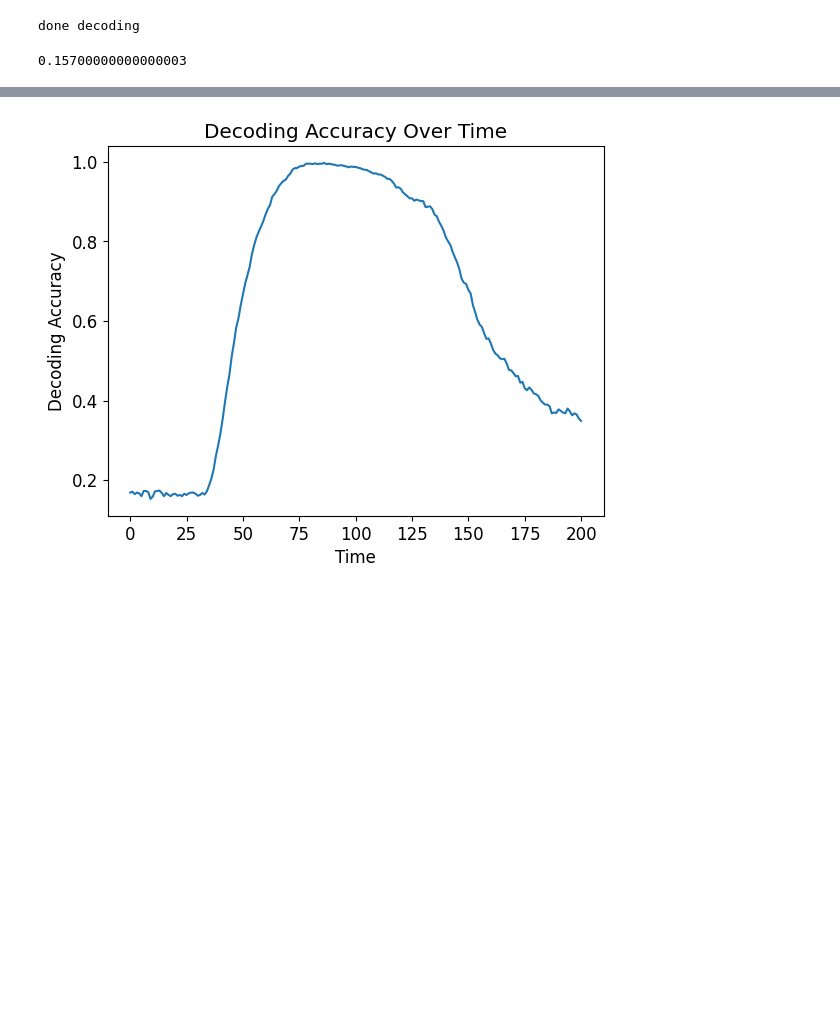
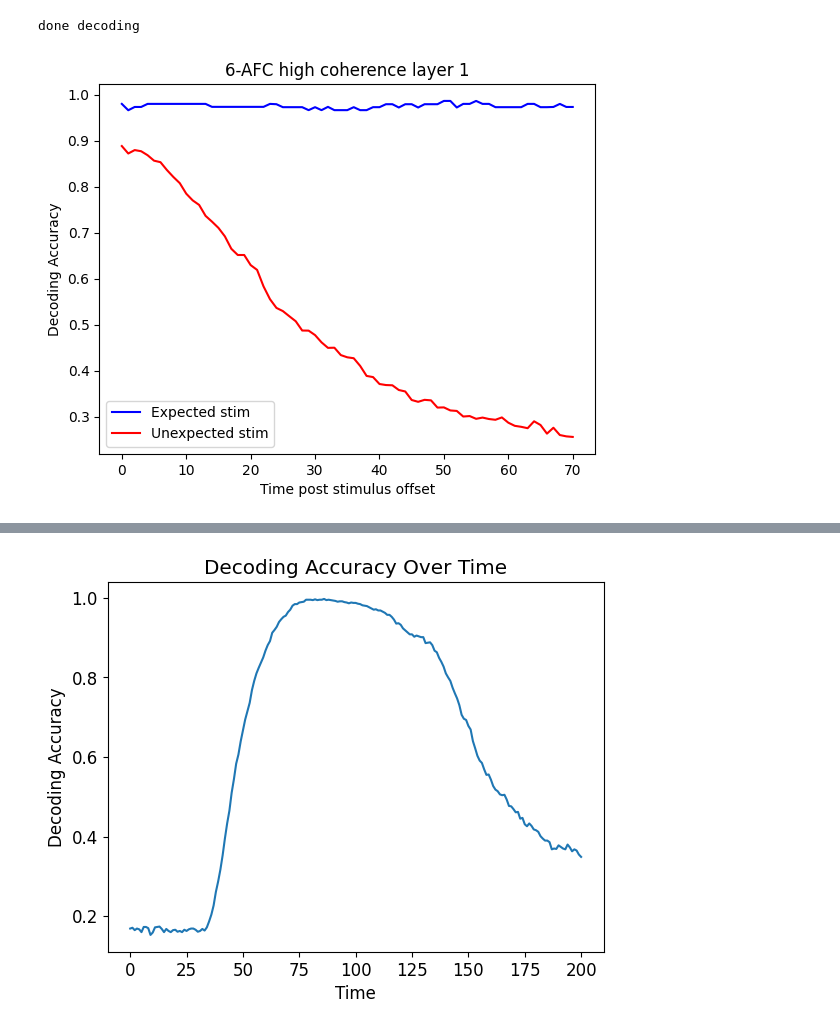
Before and after one commit to hkular/RNN_Geo, a Jupyter notebook: decode_slidingwin.ipynb, the cells around one changed output, grey strips where cells are left out. Drawn from its saved outputs; the diff is of its cells as text; code cells hidden in the pictures; blank space fills up the shorter version.

```diff
--- a/decode_slidingwin.ipynb
+++ b/decode_slidingwin.ipynb
@@ -231,8 +245,18 @@ else:
 print(f'done decoding')
 # %% [output]
 done decoding
-# %%
-accuracy
-# %% [output]
-0.15700000000000003
+# %%
+acc = np.array(results)
+
+plt.figure()
+plt.plot(acc[:,0], color = 'blue', label = 'Expected stim')
+plt.plot(np.mean(acc[:,1:5], axis = 1), color = 'red', label = 'Unexpected stim')
+plt.xlabel('Time post stimulus offset')
+plt.ylabel('Decoding Accuracy')
+plt.title('6-AFC high coherence layer 1')
+plt.legend()
+#plt.savefig(f"{data_dir}/decode_stim_exp.png")
+plt.show()
+# %% [output]
+[figure, added]
 # %%
```
Also changed, not shown: parts of 5 cells of this notebook, 3 other files.
